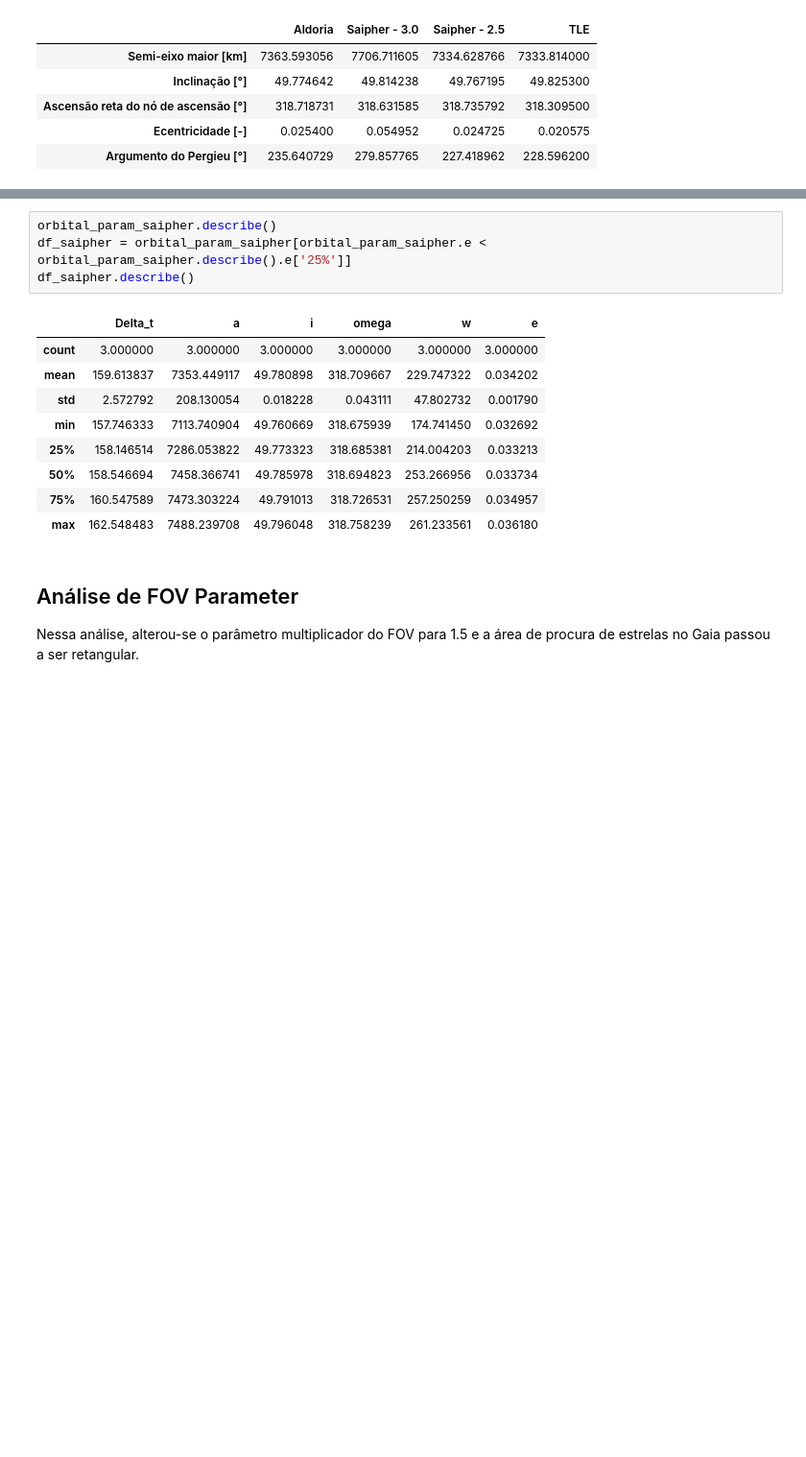
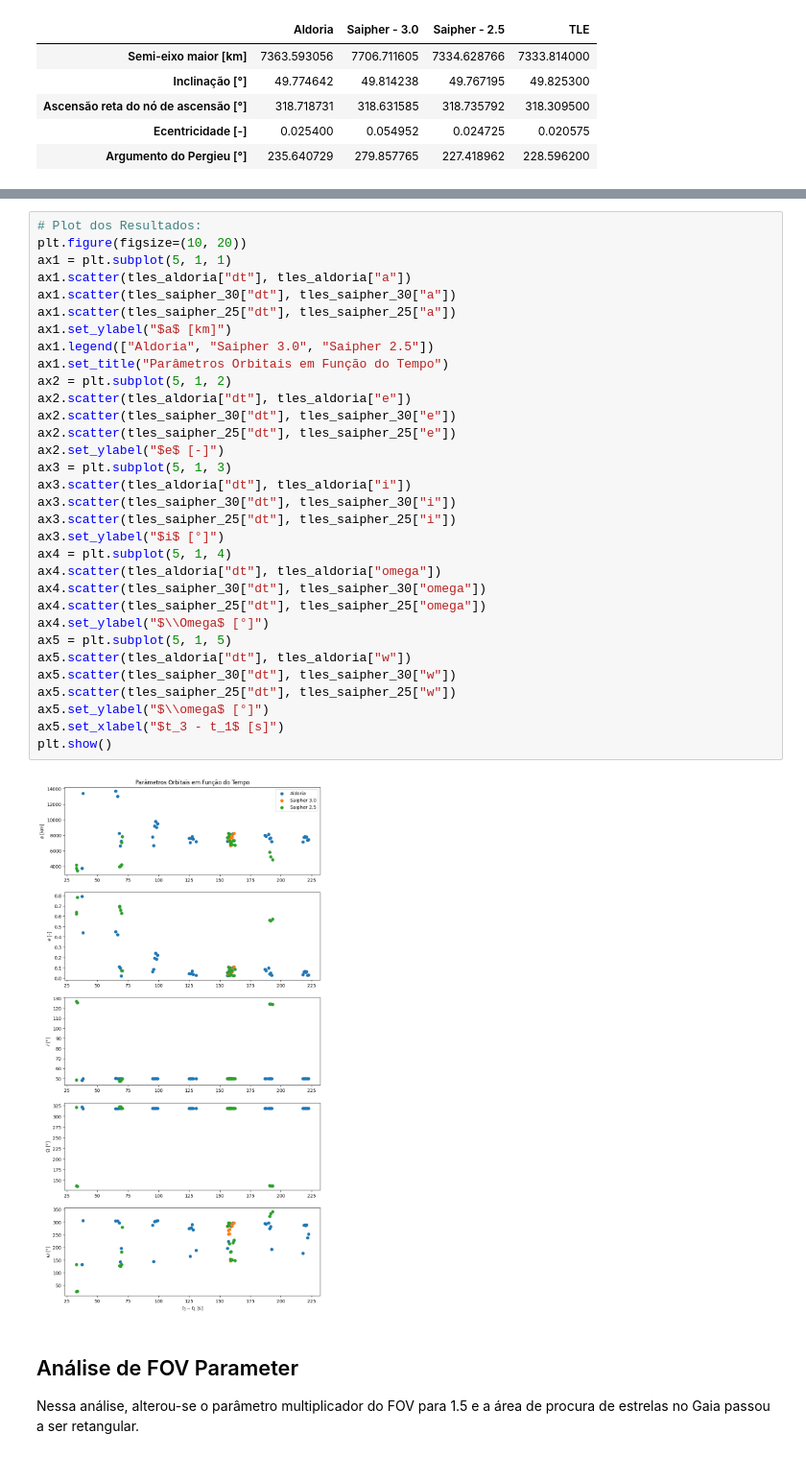
Before and after one commit to Rafa1914/spacepykit, a Jupyter notebook: data-exploration-notebook.ipynb, the cells around one changed output, grey strips where cells are left out. Shown at 96% size. Saved outputs shown, nothing was run; the diff lists cells and outputs as text; blank space fills up the shorter version.

```diff
--- a/data-exploration-notebook.ipynb
+++ b/data-exploration-notebook.ipynb
@@ -548,17 +425,37 @@ df_aldoria.head()
-# %%
-orbital_param_saipher.describe()
-df_saipher = orbital_param_saipher[orbital_param_saipher.e < orbital_param_saipher.describe().e['25%']]
-df_saipher.describe()
-# %% [output]
-|  | Delta_t | a | i | omega | w | e |
-| count | 3.000000 | 3.000000 | 3.000000 | 3.000000 | 3.000000 | 3.000000 |
-| mean | 159.613837 | 7353.449117 | 49.780898 | 318.709667 | 229.747322 | 0.034202 |
-| std | 2.572792 | 208.130054 | 0.018228 | 0.043111 | 47.802732 | 0.001790 |
-| min | 157.746333 | 7113.740904 | 49.760669 | 318.675939 | 174.741450 | 0.032692 |
-| 25% | 158.146514 | 7286.053822 | 49.773323 | 318.685381 | 214.004203 | 0.033213 |
-| 50% | 158.546694 | 7458.366741 | 49.785978 | 318.694823 | 253.266956 | 0.033734 |
-| 75% | 160.547589 | 7473.303224 | 49.791013 | 318.726531 | 257.250259 | 0.034957 |
-| max | 162.548483 | 7488.239708 | 49.796048 | 318.758239 | 261.233561 | 0.036180 |
+# %%
+# Plot dos Resultados:
+plt.figure(figsize=(10, 20))
+ax1 = plt.subplot(5, 1, 1)
+ax1.scatter(tles_aldoria["dt"], tles_aldoria["a"])
+ax1.scatter(tles_saipher_30["dt"], tles_saipher_30["a"])
+ax1.scatter(tles_saipher_25["dt"], tles_saipher_25["a"])
+ax1.set_ylabel("$a$ [km]")
+ax1.legend(["Aldoria", "Saipher 3.0", "Saipher 2.5"])
+ax1.set_title("Parâmetros Orbitais em Função do Tempo")
+ax2 = plt.subplot(5, 1, 2)
+ax2.scatter(tles_aldoria["dt"], tles_aldoria["e"])
+ax2.scatter(tles_saipher_30["dt"], tles_saipher_30["e"])
+ax2.scatter(tles_saipher_25["dt"], tles_saipher_25["e"])
+ax2.set_ylabel("$e$ [-]")
+ax3 = plt.subplot(5, 1, 3)
+ax3.scatter(tles_aldoria["dt"], tles_aldoria["i"])
+ax3.scatter(tles_saipher_30["dt"], tles_saipher_30["i"])
+ax3.scatter(tles_saipher_25["dt"], tles_saipher_25["i"])
+ax3.set_ylabel("$i$ [°]")
+ax4 = plt.subplot(5, 1, 4)
+ax4.scatter(tles_aldoria["dt"], tles_aldoria["omega"])
+ax4.scatter(tles_saipher_30["dt"], tles_saipher_30["omega"])
+ax4.scatter(tles_saipher_25["dt"], tles_saipher_25["omega"])
+ax4.set_ylabel("$\\Omega$ [°]")
+ax5 = plt.subplot(5, 1, 5)
+ax5.scatter(tles_aldoria["dt"], tles_aldoria["w"])
+ax5.scatter(tles_saipher_30["dt"], tles_saipher_30["w"])
+ax5.scatter(tles_saipher_25["dt"], tles_saipher_25["w"])
+ax5.set_ylabel("$\\omega$ [°]")
+ax5.set_xlabel("$t_3 - t_1$ [s]")
+plt.show()
+# %% [output]
+[figure, added]
 # %% [markdown]
 ## Análise de FOV Parameter
 
```
Also changed, not shown: parts of 5 cells of this notebook.
